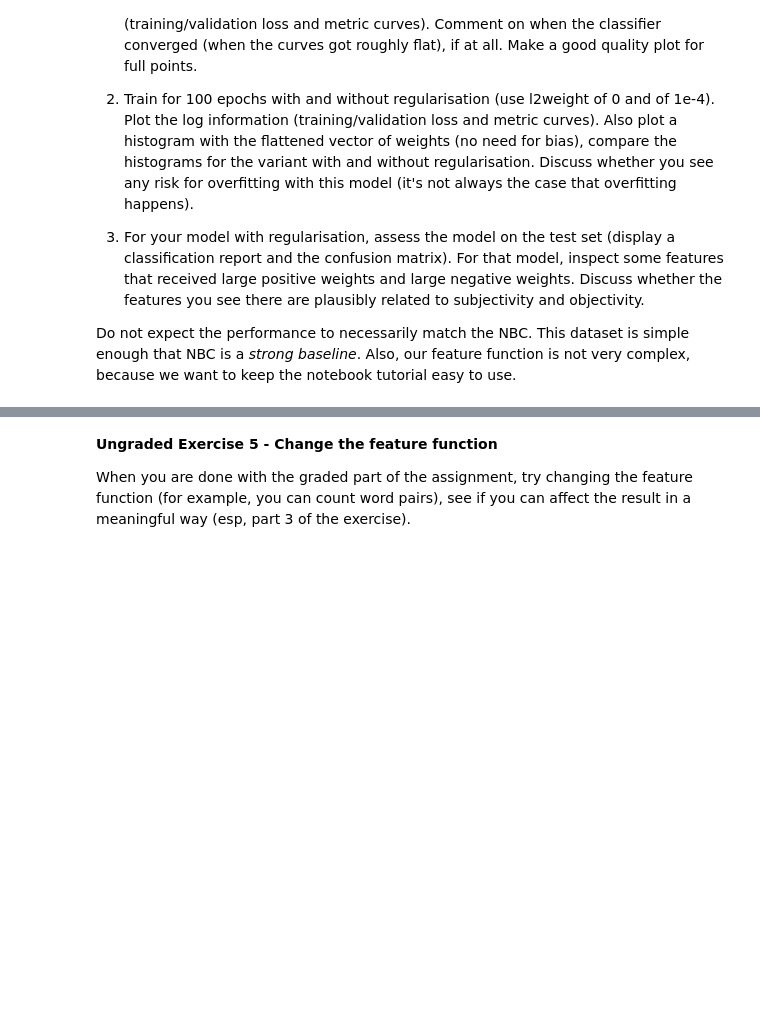
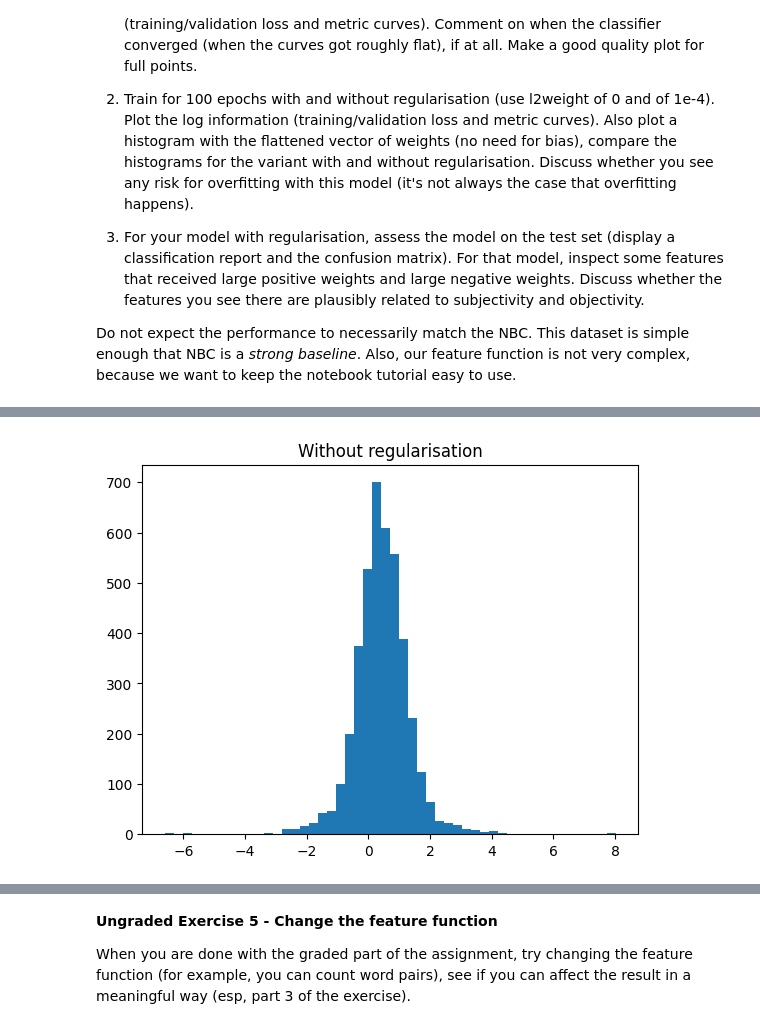
Before and after one commit to roosz/informatievisualisatie, a Jupyter notebook: T2.ipynb, the cells around one changed output, grey strips where cells are left out. Saved outputs shown, nothing was run; the diff lists cells and outputs as text; code cells hidden in the pictures; blank space fills up the shorter version.

```diff
--- a/T2.ipynb
+++ b/T2.ipynb
@@ -1162,0 +1276,13 @@ Do not expect the performance to necessarily match the NBC. This dataset is simp
+# %%
+(bin_w_noreg, bin_b_noreg), bin_log_noreg = train_model(
+    bin_cls,
+    bin_training_h_sparse,
+    bin_training_y,
+    bin_dev_h_sparse,
+    bin_dev_y,
+    lr0=5,
+    l2weight=0,
+    batch_size=100,
+    num_epochs=100,
+    rng=np.random.RandomState(42),
+)
@@ -1162,0 +1295,6 @@ Do not expect the performance to necessarily match the NBC. This dataset is simp
+# %%
+_ = plt.hist(np.array(bin_w_noreg).flatten(), bins=50)
+plt.title("Without regularisation")
+plt.show()
+# %% [output]
+[figure, added]
```
Also changed, not shown: parts of 34 cells of this notebook.
